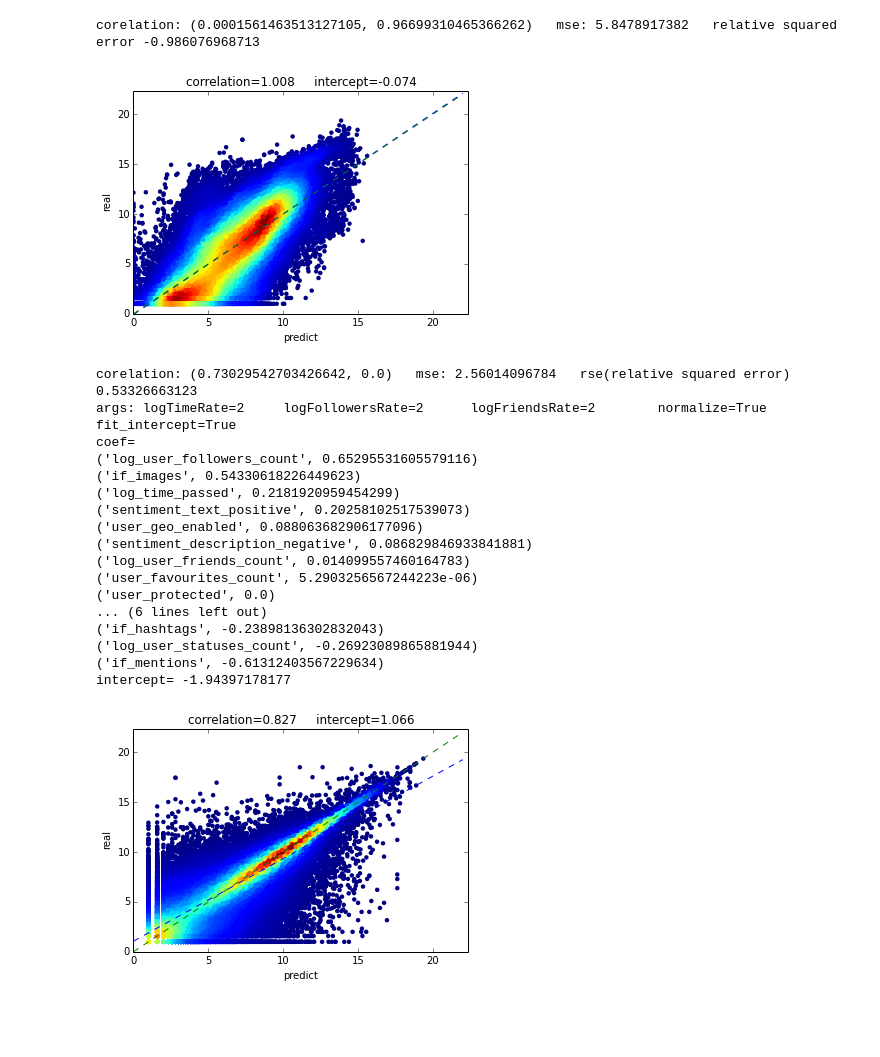
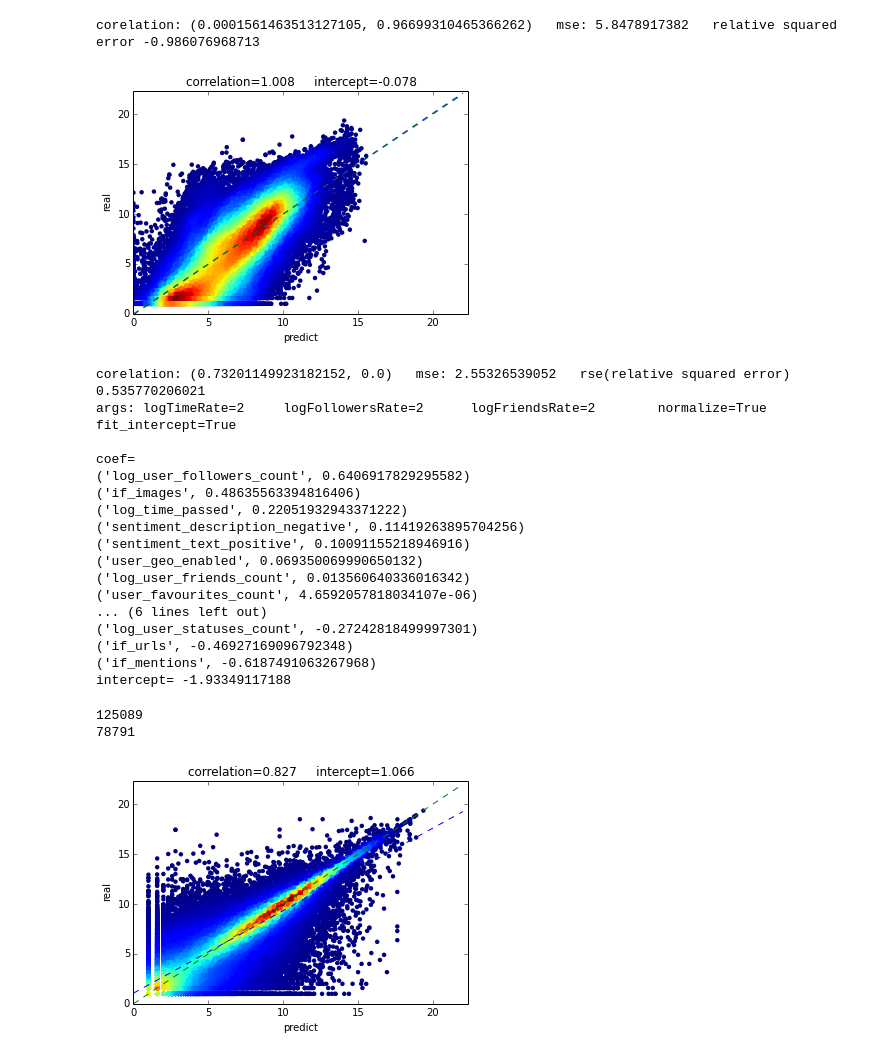
Before and after one commit to Toendex/CS579-final-project, a Jupyter notebook: src/tap.ipynb, the cells around one changed output. Drawn from its saved outputs; the diff is of its cells as text; code cells hidden in the pictures; blank space fills up the shorter version.

```diff
--- a/src/tap.ipynb
+++ b/src/tap.ipynb
@@ -505,13 +505,14 @@ gzfile = GzipFile(fileobj=StringIO(zipfile.open('Sentiment140-Lexicon-v0.1/unigr
 lexicons={}
 for line in gzfile:
     lexicon = line.strip().split()
-    if len(lexicon) == 4:
+    if len(lexicon) == 4 and lexicon[0][0]!='@' and lexicon[0][0]!='#' and not lexicon[0].startswith('http'):
         lexicons[lexicon[0]] = float(lexicon[1])
+gzfile.close()
 
 # url = urlopen('http://www2.compute.dtu.dk/~faan/data/AFINN.zip')
 # zipfile = ZipFile(StringIO(url.read()))
 # afinn_file = zipfile.open('AFINN/AFINN-111.txt')
-# lexicons = ()
+# lexicons = {}
 # for line in afinn_file:
 #     parts = line.strip().split()
 #     if len(parts) == 2:
@@ -538,6 +539,5 @@ def draw3(lexicons,xl,yl,ti):
     plt.show()
 
 
-gzfile.close()
 draw3(lexicons,'senti','num','')
 # %% [output]
@@ -695,7 +698,7 @@ def ObjectToDic(lexicons,obj,logTimeRate,logFollowersRate,logFriendsRate):
 #     dic['hashtags_count']=len(tweetEntites['hashtags'])
     dic['if_mentions']=1 if len(tweetEntites['user_mentions'])!=0 else 0
 #     dic['mentions_count']=len(tweetEntites['user_mentions'])
-#     dic['if_urls']=1 if len(tweetEntites['urls'])!=0 else 0
+    dic['if_urls']=1 if len(tweetEntites['urls'])!=0 else 0
 #     dic['urls_count']=len(tweetEntites['urls'])
     dic['if_images']=1 if 'media' in tweetEntites and len(tweetEntites['media'])!=0 else 0
 #     dic['images_count']=len(tweetEntites['media']) if 'media' in tweetEntites else 0
@@ -725,9 +728,9 @@ def ObjectToDic(lexicons,obj,logTimeRate,logFollowersRate,logFriendsRate):
     dic['user_verified']= 1 if user['verified'] else 0
 
     dic['sentiment_text_positive'],dic['sentiment_text_negative']=pn_value(lexicons,tweet['text'])
-    dic['sentiment_text_ratio']=(1.0+dic['sentiment_text_positive'])/(1.0+dic['sentiment_text_negative'])
+#     dic['sentiment_text_ratio']=(1.0+dic['sentiment_text_positive'])/(1.0+dic['sentiment_text_negative'])
     dic['sentiment_description_positive'],dic['sentiment_description_negative']=pn_value(lexicons,user['description']) if user['description']!=None else (0,0)
-    dic['sentiment_description_ratio']=(1.0+dic['sentiment_description_positive'])/(1.0+dic['sentiment_description_negative'])
+#     dic['sentiment_description_ratio']=(1.0+dic['sentiment_description_positive'])/(1.0+dic['sentiment_description_negative'])
 
 
     return dic
@@ -797,51 +800,62 @@ def doooo(lexicons,a,b,c,d,e,downR=0.8):
     test_preds = [max(0,x) for x in reg.predict(X[down:].toarray())]
     plot_trends(test_preds,Y[down:],'predict','real')
 
 #     return pearsonr(test_preds, Y[down:down+testSize]),mean_squared_error(Y[down:down+testSize], test_preds),zip(vec.get_feature_names(),reg.coef_),reg.intercept_
 #     return pearsonr(test_preds, Y[down:down+testSize]),math.sqrt(mean_squared_error(Y[down:down+testSize], test_preds)),r2_score(Y[down:down+testSize], test_preds)
     return pearsonr(test_preds, Y[down:]),math.sqrt(mean_squared_error(Y[down:], test_preds)),r2_score(Y[down:], test_preds),zip(vec.get_feature_names(),reg.coef_),reg.intercept_
 
 logTimeRate=range(2,3)
 logFollowersRate=range(2,3)
 logFriendsRate=range(2,3)
 normalize=[True]
 fit_intercept=[True]
 
 argnames = ['logTimeRate', 'logFollowersRate', 'logFriendsRate','normalize','fit_intercept']
 option_iter = product(logTimeRate, logFollowersRate, logFriendsRate, normalize, fit_intercept)
 results=[]
 for options in option_iter:
     dic={}
     dic['arg_str']='\t'.join('%s=%s' % (name, opt) for name, opt in zip(argnames, options))
     dic['correlation'],dic['mse'],dic['score'],dic['coef'],dic['intercept']=doooo(lexicons,*options)
     results.append(dic)
     print 'corelation:',dic['correlation'],'  mse:',dic['mse'],'  rse(relative squared error)',dic['score']
     print 'args:',dic['arg_str']
 maxResult=max(results, key=lambda x: x['correlation'])
 # print maxResult
 # results=sorted(results, key=lambda x: x['correlation'],reverse=True)
 print
 for i in range(0,min(10,len(results))):
     print 'coef=\n', '\n'.join(str(a) for a in sorted(results[i]['coef'],key=lambda x:x[1],reverse=True)), '\nintercept=', results[i]['intercept']
 # %% [output]
-[figure, old version]
+[figure, new version]
-corelation: (0.73029542703426642, 0.0)   mse: 2.56014096784   rse(relative squared error) 0.53326663123
+corelation: (0.73201149923182152, 0.0)   mse: 2.55326539052   rse(relative squared error) 0.535770206021
 args: logTimeRate=2     logFollowersRate=2      logFriendsRate=2        normalize=True  fit_intercept=True
+
 coef=
-('log_user_followers_count', 0.65295531605579116)
-('if_images', 0.54330618226449623)
-('log_time_passed', 0.2181920959454299)
-('sentiment_text_positive', 0.20258102517539073)
-('user_geo_enabled', 0.088063682906177096)
-('sentiment_description_negative', 0.086829846933841881)
-('log_user_friends_count', 0.014099557460164783)
-('user_favourites_count', 5.2903256567244223e-06)
-('user_protected', 0.0)
+('log_user_followers_count', 0.6406917829295582)
+('if_images', 0.48635563394816406)
+('log_time_passed', 0.22051932943371222)
+('sentiment_description_negative', 0.11419263895704256)
+('sentiment_text_positive', 0.10091155218946916)
+('user_geo_enabled', 0.069350069990650132)
+('log_user_friends_count', 0.013560640336016342)
+('user_favourites_count', 4.6592057818034107e-06)
 ... (6 lines left out)
-('if_hashtags', -0.23898136302832043)
-('log_user_statuses_count', -0.26923089865881944)
-('if_mentions', -0.61312403567229634)
-intercept= -1.94397178177
+('log_user_statuses_count', -0.27242818499997301)
+('if_urls', -0.46927169096792348)
+('if_mentions', -0.6187491063267968)
+intercept= -1.93349117188
+# %%
+ifImage=0
+ifUrl=0
+for obj in objlst:
+    ifImage+=(1 if 'media' in obj['tweet']['entities'] and len(obj['tweet']['entities']['media'])!=0 else 0)
+    ifUrl+=(1 if len(obj['tweet']['entities']['urls'])!=0 else 0)
+print ifImage
+print ifUrl
+# %% [output]
+125089
+78791
 # %%
 #Decision tree regressor
 
```
Also changed, not shown: parts of 4 cells of this notebook.
